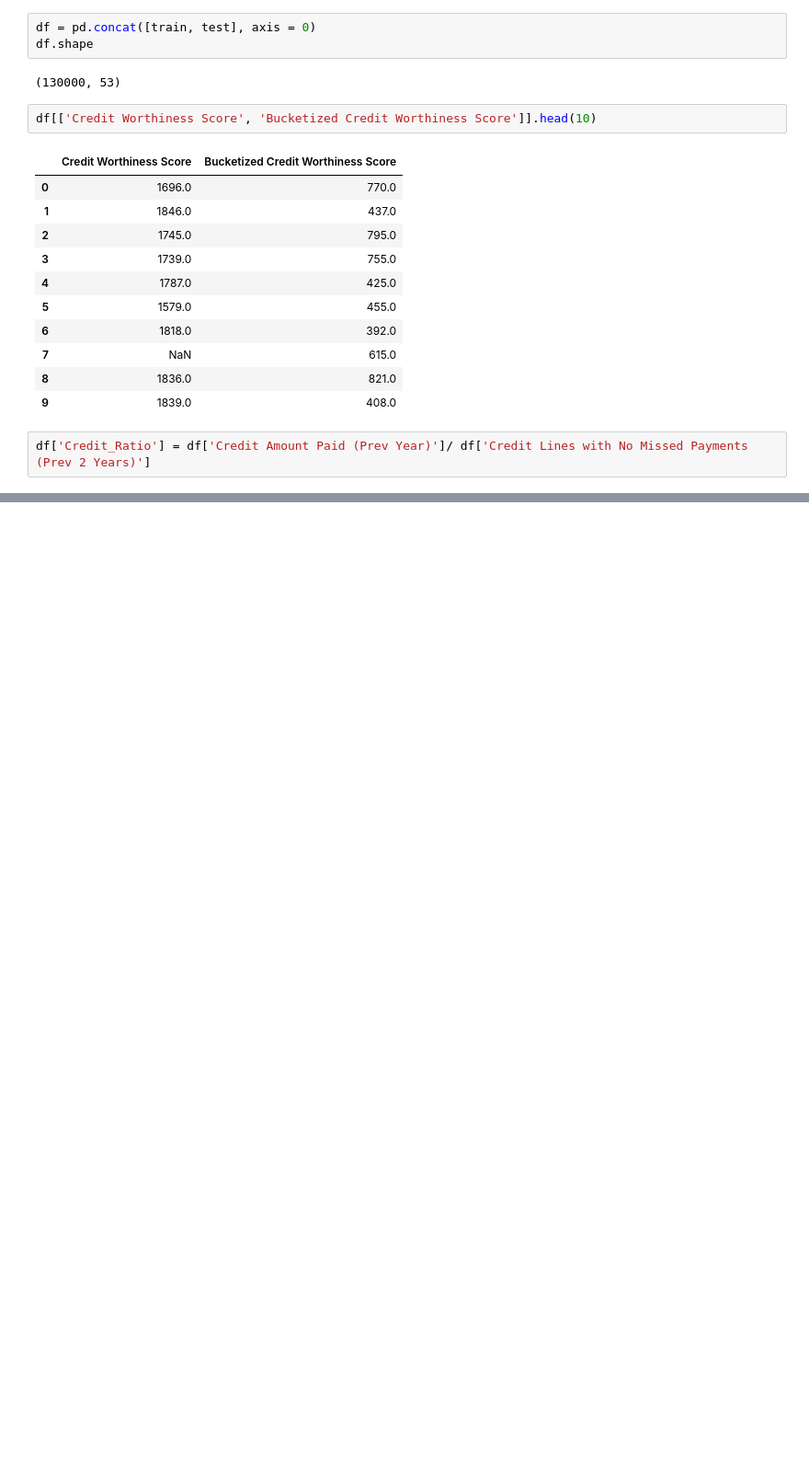
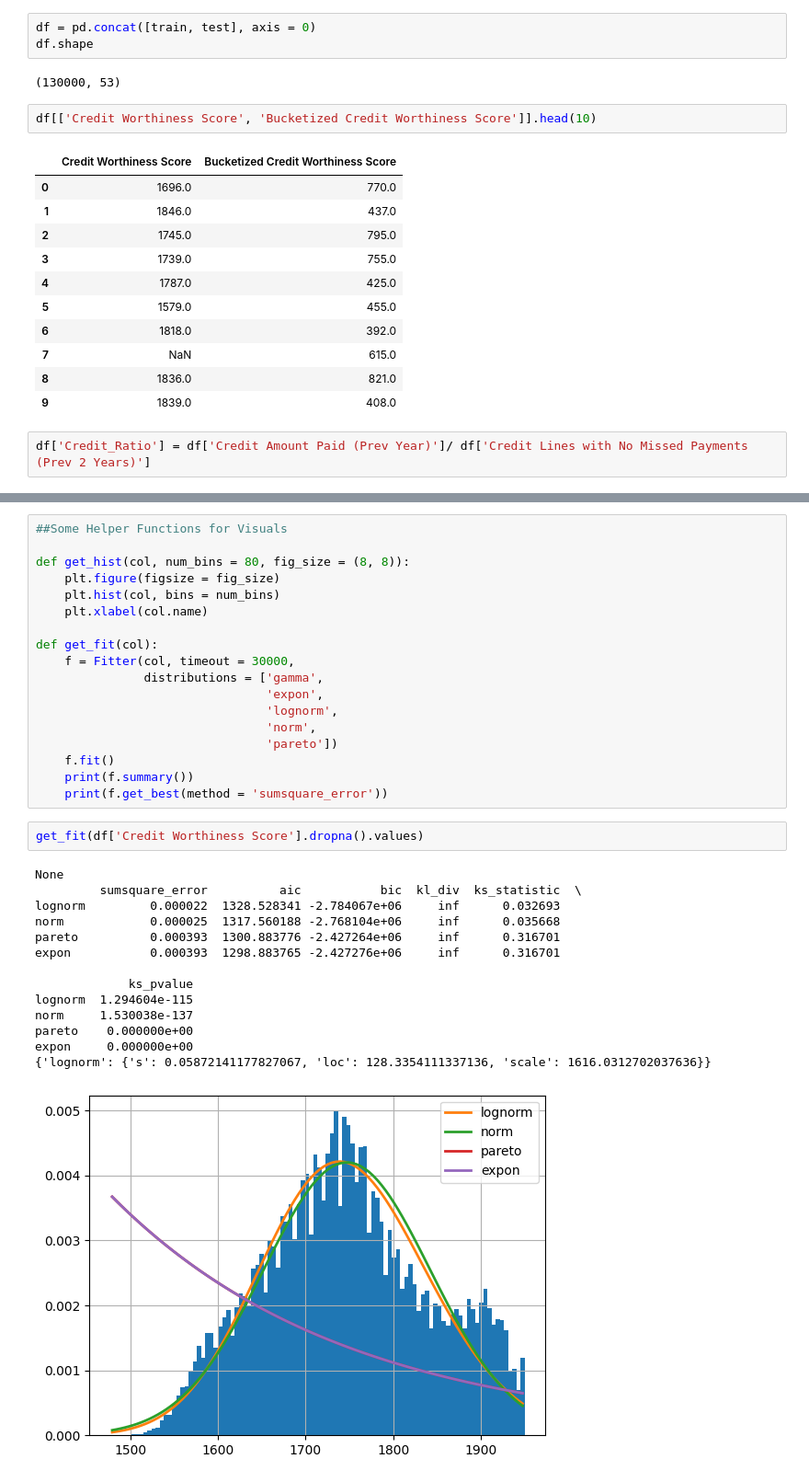
Before and after one commit to aryanpandey/MS4610-Final_Project, a Jupyter notebook: EDA.ipynb, the cells around one changed output, grey strips where cells are left out. Shown: that part at 92% size. Saved outputs shown, nothing was run; the diff lists cells and outputs as text; blank space fills up the shorter version.

Commit message:
Distribution Check with Fitter

```diff
--- a/EDA.ipynb
+++ b/EDA.ipynb
@@ -222,0 +244,35 @@ df['Credit_Ratio'] = df['Credit Amount Paid (Prev Year)']/ df['Credit Lines with
+# %%
+##Some Helper Functions for Visuals
+
+def get_hist(col, num_bins = 80, fig_size = (8, 8)):
+    plt.figure(figsize = fig_size)
+    plt.hist(col, bins = num_bins)
+    plt.xlabel(col.name)
+
+def get_fit(col):
+    f = Fitter(col, timeout = 30000,
+               distributions = ['gamma',
+                                'expon',
+                                'lognorm',
+                                'norm',
+                                'pareto'])
+    f.fit()
+    print(f.summary())
+    print(f.get_best(method = 'sumsquare_error'))
+# %%
+get_fit(df['Credit Worthiness Score'].dropna().values)
+# %% [output]
+None
+         sumsquare_error          aic           bic  kl_div  ks_statistic  \
+lognorm         0.000022  1328.528341 -2.784067e+06     inf      0.032693
+norm            0.000025  1317.560188 -2.768104e+06     inf      0.035668
+pareto          0.000393  1300.883776 -2.427264e+06     inf      0.316701
+expon           0.000393  1298.883765 -2.427276e+06     inf      0.316701
+
+             ks_pvalue
+lognorm  1.294604e-115
+norm     1.530038e-137
+pareto    0.000000e+00
+expon     0.000000e+00
+{'lognorm': {'s': 0.05872141177827067, 'loc': 128.3354111337136, 'scale': 1616.0312702037636}}
+[figure, added]
```
Also changed, not shown: parts of 14 cells of this notebook.
